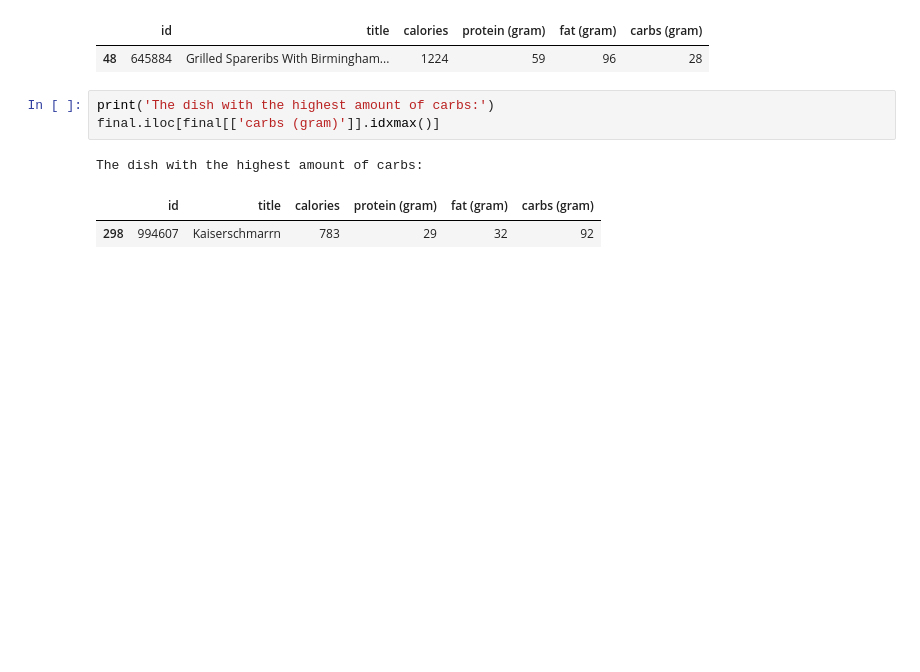
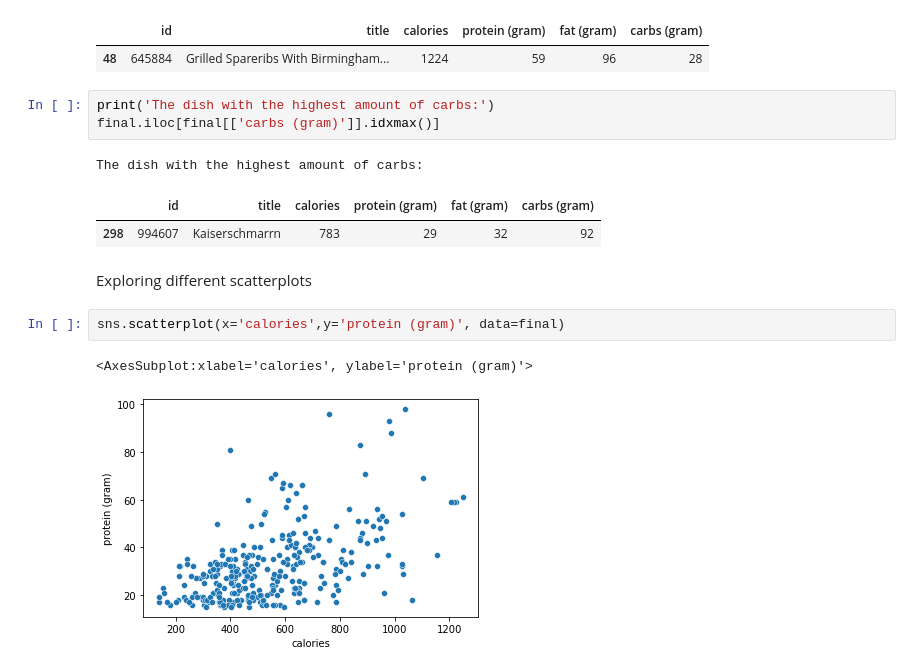
Before and after one commit to naomizubeldia/Spoonacular-Recipe-Nutrients-Dataset, a Jupyter notebook: EDA.ipynb, the cells around one changed output. Cells and saved outputs as stored; diff of their text form; blank space fills up the shorter version.

```diff
--- a/EDA.ipynb
+++ b/EDA.ipynb
@@ -106,3 +104,10 @@ final.iloc[final[['carbs (gram)']].idxmax()]
 The dish with the highest amount of carbs:
 |  | id | title | calories | protein (gram) | fat (gram) | carbs (gram) |
 | 298 | 994607 | Kaiserschmarrn | 783 | 29 | 32 | 92 |
+# %% [markdown]
+Exploring different scatterplots
+# %%
+sns.scatterplot(x='calories',y='protein (gram)', data=final)
+# %% [output]
+<AxesSubplot:xlabel='calories', ylabel='protein (gram)'>
+[figure, added]
```
Also changed, not shown: parts of 9 cells of this notebook.
